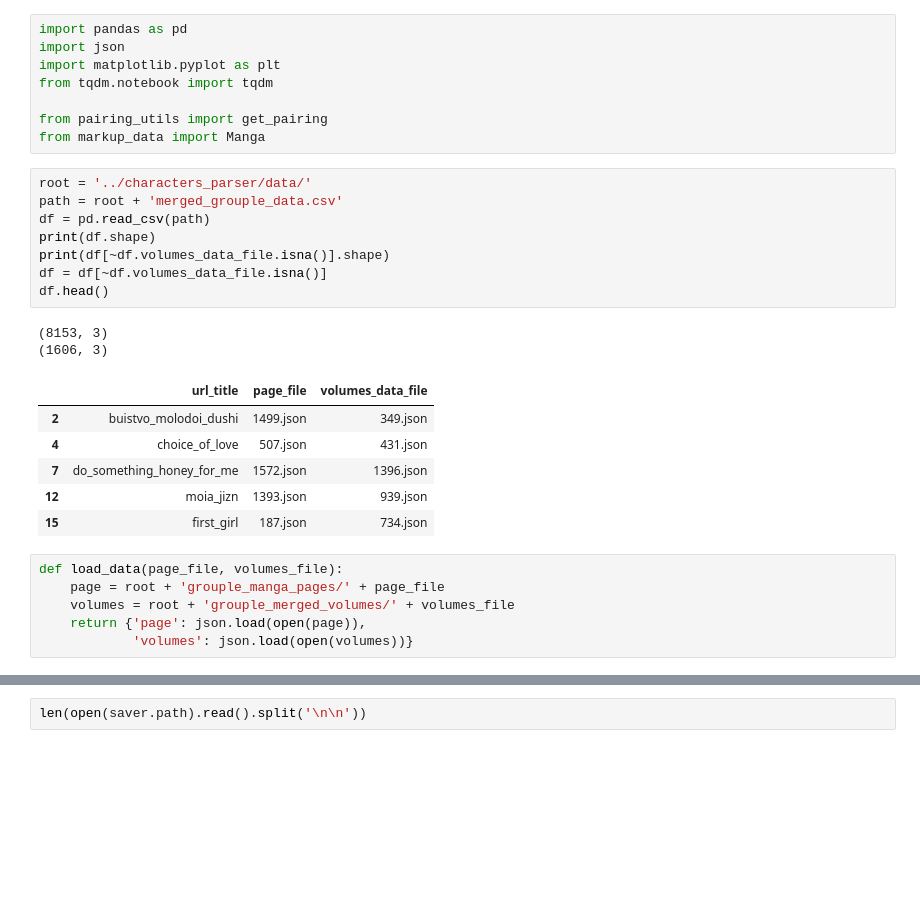
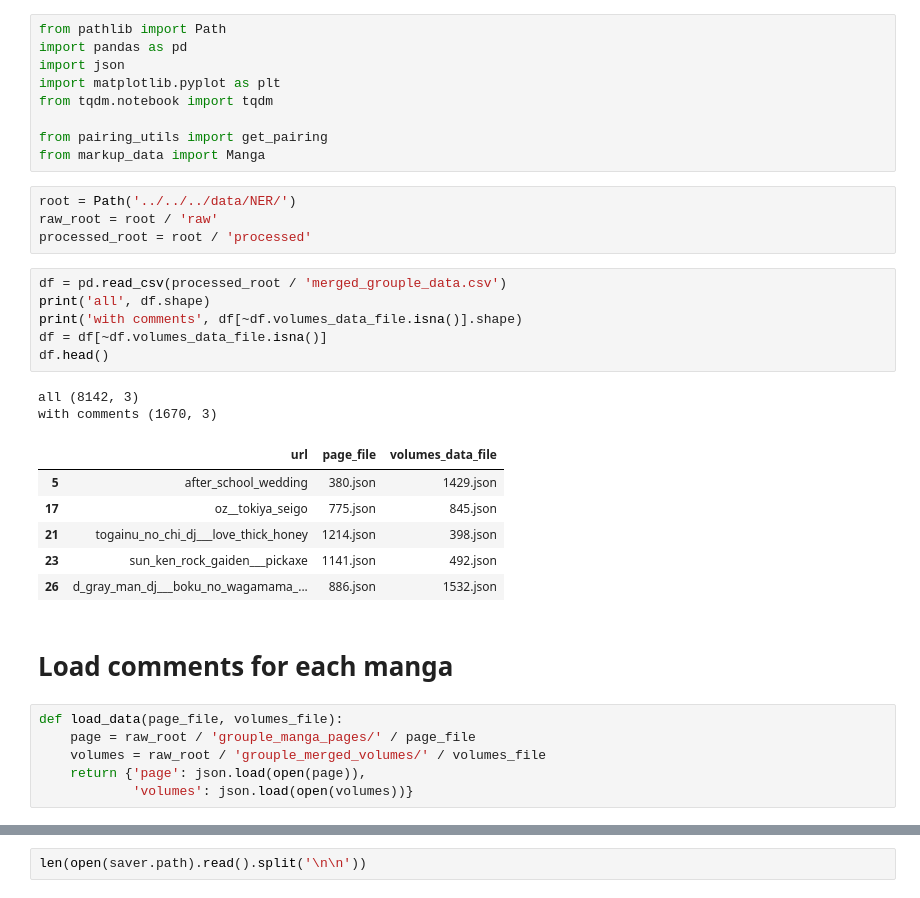
Before and after one commit to GroupLe/grouple-face-tagger, a Jupyter notebook: models/NER/reproduce/01-manual_data_markup.ipynb, the cells around one changed output, grey strips where cells are left out. Saved outputs shown, nothing was run; the diff lists cells and outputs as text; blank space fills up the shorter version.

Commit message:
Fix reproducibility, move data folder to project root

```diff
--- a/models/NER/reproduce/manual_data_markup.ipynb
+++ b/models/NER/reproduce/01-manual_data_markup.ipynb
@@ -1,4 +1,5 @@
 # %%
+from pathlib import Path
 import pandas as pd
 import json
 import matplotlib.pyplot as plt
@@ -6,26 +7,30 @@ from tqdm.notebook import tqdm
 
 from pairing_utils import get_pairing
 from markup_data import Manga
+# %%
+root = Path('../../../data/NER/')
+raw_root = root / 'raw'
+processed_root = root / 'processed'
 # %%
-root = '../characters_parser/data/'
-path = root + 'merged_grouple_data.csv'
-df = pd.read_csv(path)
-print(df.shape)
-print(df[~df.volumes_data_file.isna()].shape)
+df = pd.read_csv(processed_root / 'merged_grouple_data.csv')
+print('all', df.shape)
+print('with comments', df[~df.volumes_data_file.isna()].shape)
 df = df[~df.volumes_data_file.isna()]
 df.head()
 # %% [output]
-(8153, 3)
-(1606, 3)
+all (8142, 3)
+with comments (1670, 3)
-|  | url_title | page_file | volumes_data_file |
-| 2 | buistvo_molodoi_dushi | 1499.json | 349.json |
-| 4 | choice_of_love | 507.json | 431.json |
-| 7 | do_something_honey_for_me | 1572.json | 1396.json |
-| 12 | moia_jizn | 1393.json | 939.json |
-| 15 | first_girl | 187.json | 734.json |
+|  | url | page_file | volumes_data_file |
+| 5 | after_school_wedding | 380.json | 1429.json |
+| 17 | oz__tokiya_seigo | 775.json | 845.json |
+| 21 | togainu_no_chi_dj___love_thick_honey | 1214.json | 398.json |
+| 23 | sun_ken_rock_gaiden___pickaxe | 1141.json | 492.json |
+| 26 | d_gray_man_dj___boku_no_wagamama_... | 886.json | 1532.json |
+# %% [markdown]
+# Load comments for each manga
 # %%
 def load_data(page_file, volumes_file):
-    page = root + 'grouple_manga_pages/' + page_file
-    volumes = root + 'grouple_merged_volumes/' + volumes_file
+    page = raw_root / 'grouple_manga_pages/' / page_file
+    volumes = raw_root / 'grouple_merged_volumes/' / volumes_file
     return {'page': json.load(open(page)),
             'volumes': json.load(open(volumes))}
```
Also changed, not shown: parts of 5 cells of this notebook, 11 other files.
